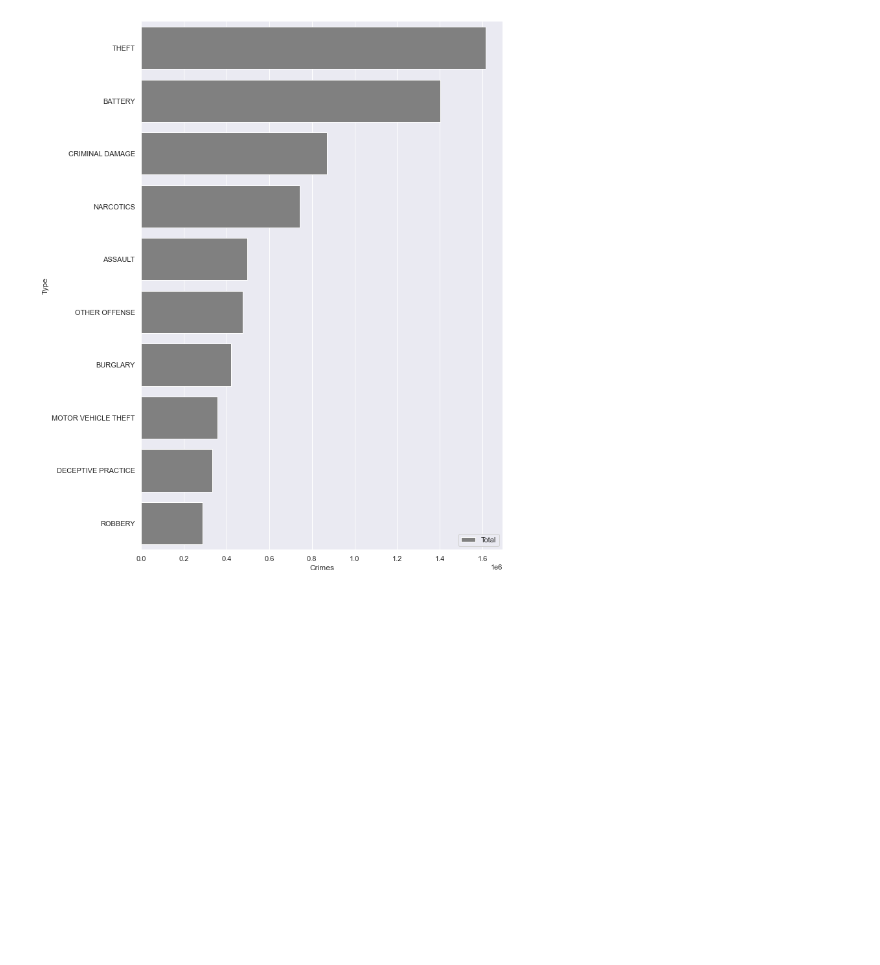
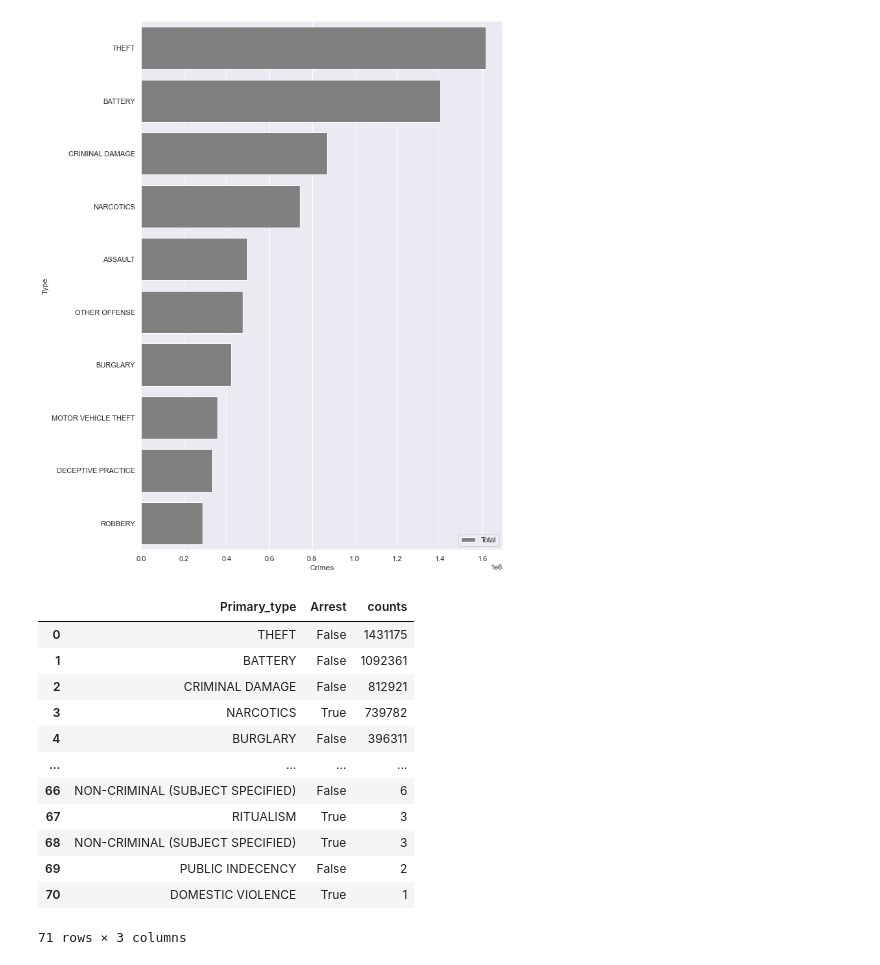
Before and after one commit to Chicago-PD-project/Chicago_Project, a Jupyter notebook: Lindy's_workbook.ipynb, the cells around one changed output. Saved outputs shown, nothing was run; the diff lists cells and outputs as text; code cells hidden in the pictures; blank space fills up the shorter version.

```diff
--- a/Lindy's_workbook.ipynb
+++ b/Lindy's_workbook.ipynb
@@ -135,0 +124,17 @@ plt.show()
+# %%
+domestic_count1 = pd.DataFrame(b.groupby(['Primary_type','Arrest']).size().sort_values(ascending=False).rename('counts').reset_index())
+domestic_count1
+# %% [output]
+|  | Primary_type | Arrest | counts |
+| 0 | THEFT | False | 1431175 |
+| 1 | BATTERY | False | 1092361 |
+| 2 | CRIMINAL DAMAGE | False | 812921 |
+| 3 | NARCOTICS | True | 739782 |
+| 4 | BURGLARY | False | 396311 |
+| ... | ... | ... | ... |
+| 66 | NON-CRIMINAL (SUBJECT SPECIFIED) | False | 6 |
+| 67 | RITUALISM | True | 3 |
+| 68 | NON-CRIMINAL (SUBJECT SPECIFIED) | True | 3 |
+| 69 | PUBLIC INDECENCY | False | 2 |
+| 70 | DOMESTIC VIOLENCE | True | 1 |
+71 rows × 3 columns
```
Also changed, not shown: parts of 8 cells of this notebook.
